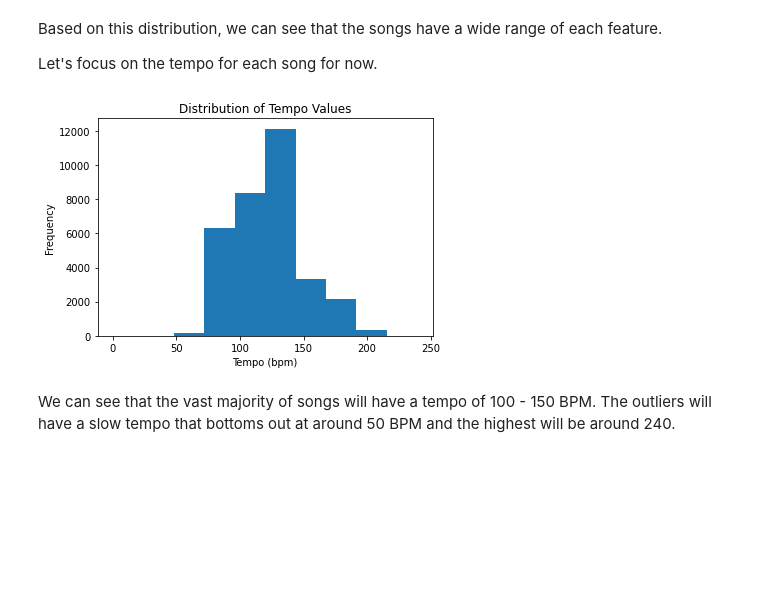
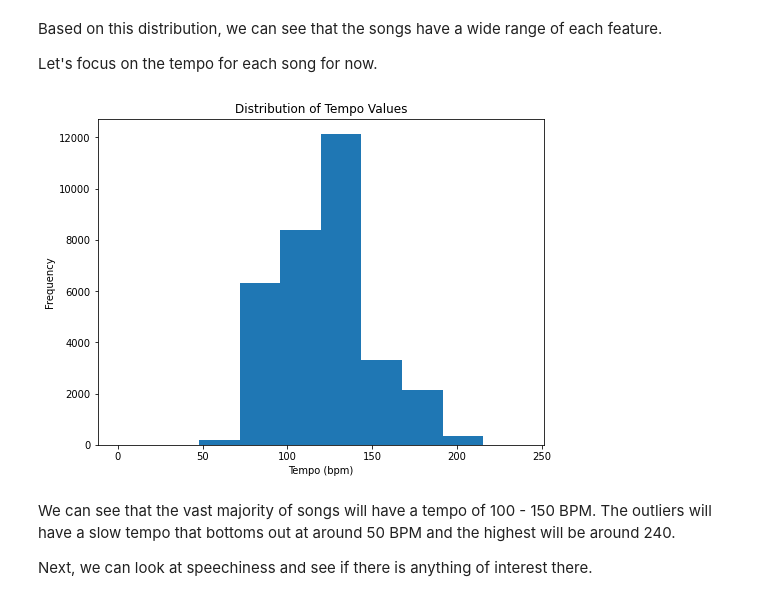
Before and after one commit to RaymondNg0054/cs105_finalproject, a Jupyter notebook: cs105_finalproject.ipynb, the cells around one changed output. Saved outputs shown, nothing was run; the diff lists cells and outputs as text; code cells hidden in the pictures; blank space fills up the shorter version.

```diff
--- a/cs105_finalproject.ipynb
+++ b/cs105_finalproject.ipynb
@@ -45,16 +45,19 @@ Based on this distribution, we can see that the songs have a wide range of each
 
 Let's focus on the tempo for each song for now.
 # %%
+plt.figure(figsize=(8, 6))
 df['tempo'].plot(kind='hist')
 
 # Add a title and labels for the x and y axes
 plt.title('Distribution of Tempo Values')
 plt.xlabel('Tempo (bpm)')
 plt.ylabel('Frequency')
 
 # Show the plot
 plt.show()
 # %% [output]
-[figure, old version]
+[figure, new version]
 # %% [markdown]
 We can see that the vast majority of songs will have a tempo of 100 - 150 BPM. The outliers will have a slow tempo that bottoms out at around 50 BPM and the highest will be around 240.
+
+Next, we can look at speechiness and see if there is anything of interest there.
```
Also changed, not shown: parts of 3 cells of this notebook.
